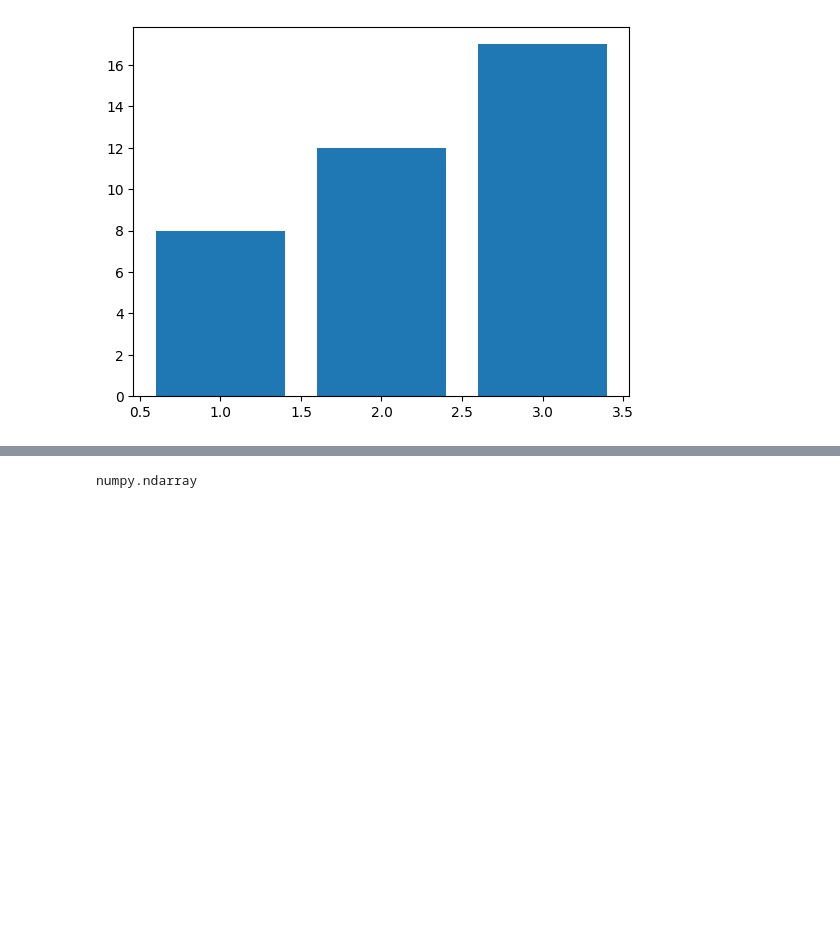
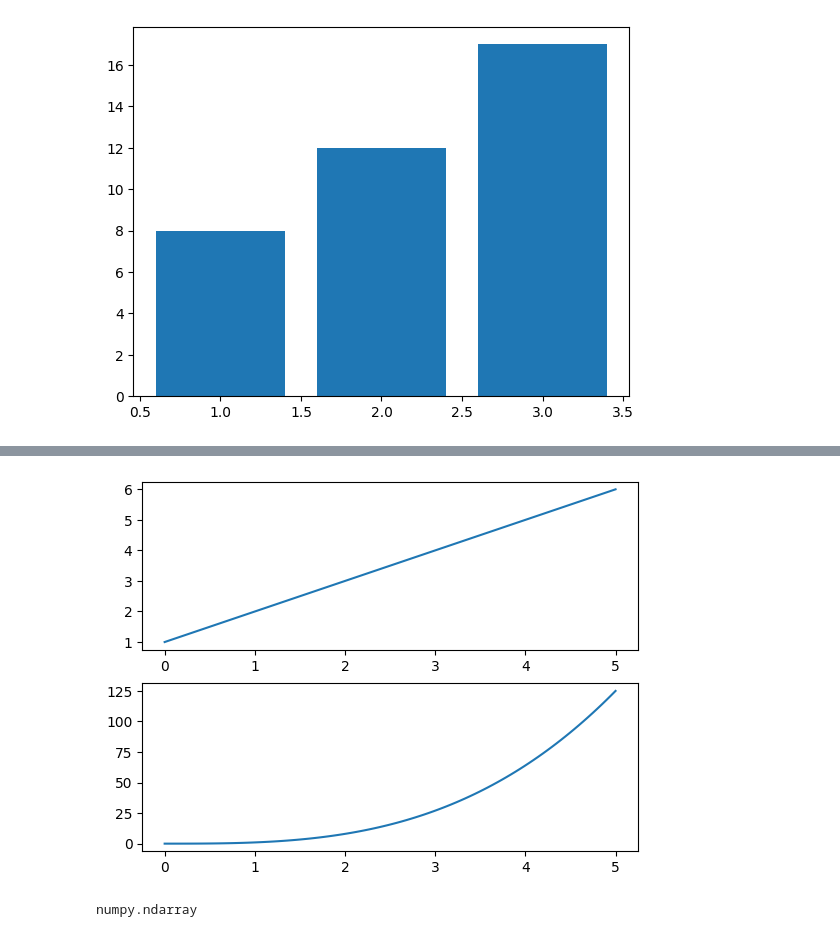
Before and after one commit to swapnashis/Intro_to_AI-BKIAC, a Jupyter notebook: Class-5/cls_05.ipynb, the cells around one changed output, grey strips where cells are left out. Drawn from its saved outputs; the diff is of its cells as text; code cells hidden in the pictures; blank space fills up the shorter version.

```diff
--- a/Class-5/cls_05.ipynb
+++ b/Class-5/cls_05.ipynb
@@ -608,3 +729,13 @@ plt.bar(X, y)
+# %%
+X = np.linspace(0, 5, 100)
+
+fig, (ax0, ax1) = plt.subplots(2, 1)
+ax0.plot(X, X + 1)
+ax1.plot(X, X ** 3)
+
+fig.savefig("2-plots.pdf")
+# %% [output]
+[figure, added]
 # %%
 fig, ax = plt.subplots(2, 1)
 type(ax)
```
Also changed, not shown: parts of 35 cells of this notebook, 16 other files.
